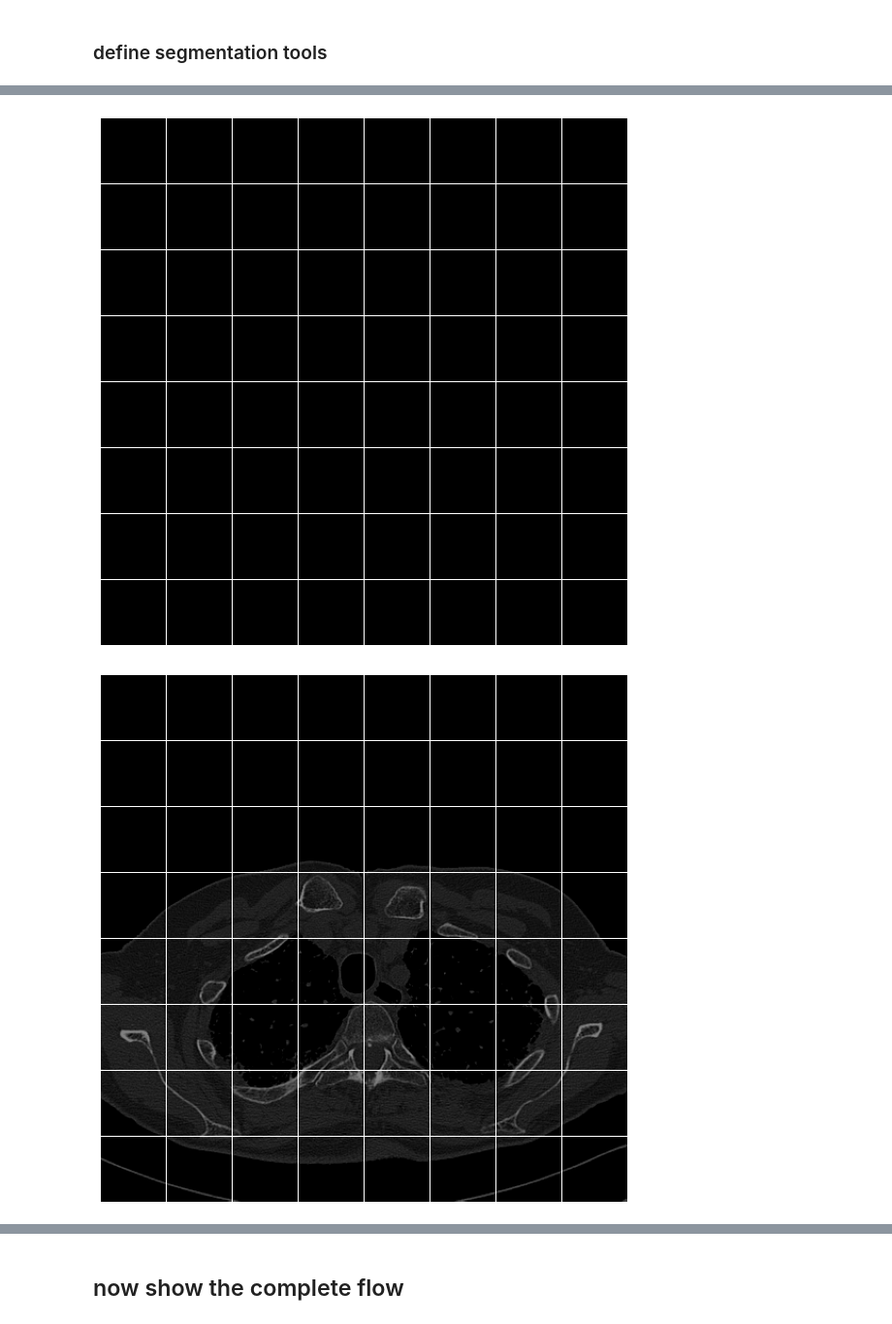
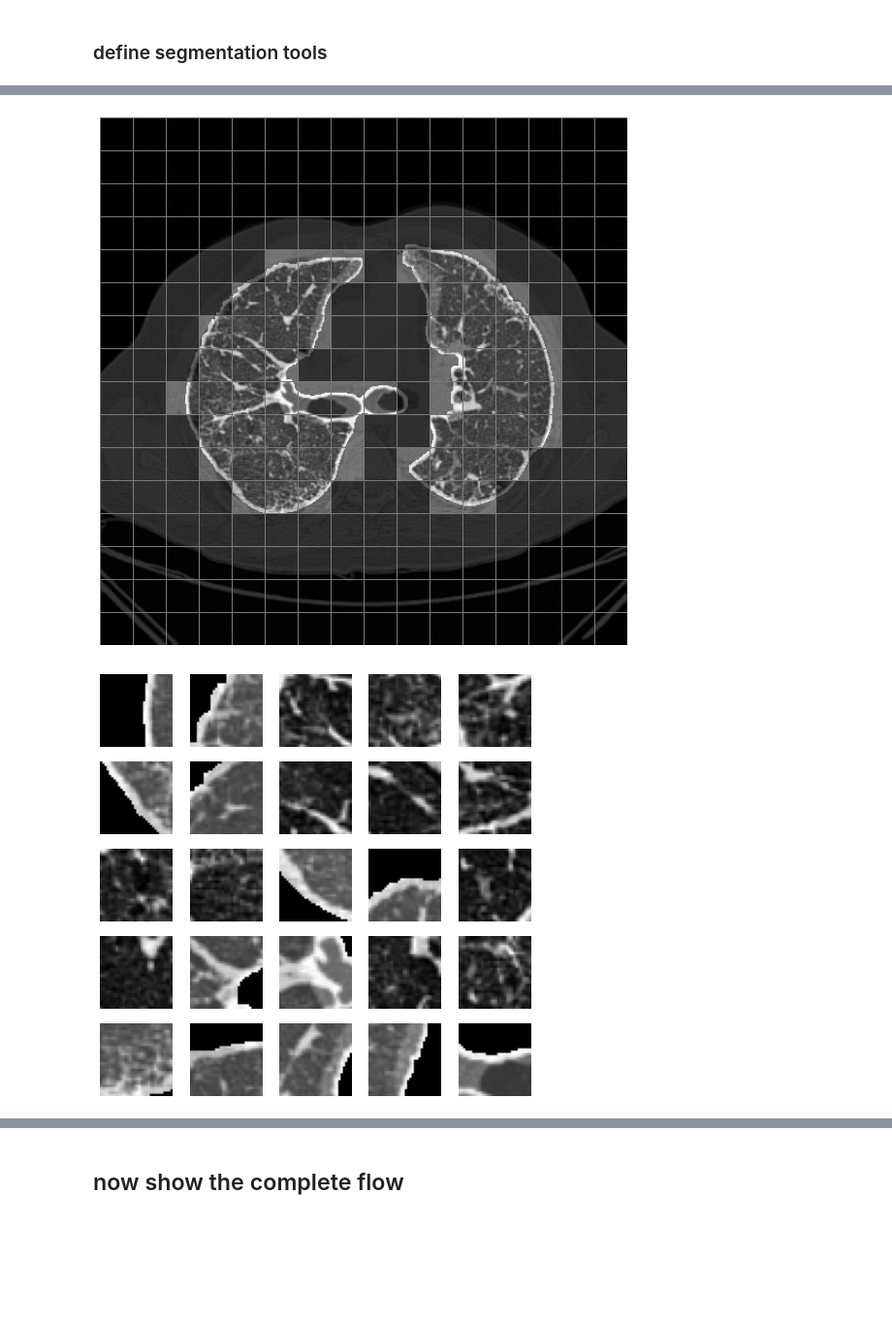
Before and after one commit to CoronaWhy/lunglens, a Jupyter notebook: lib-src/03_segment.ipynb, the cells around one changed output, grey strips where cells are left out. Shown at 97% size. Saved outputs shown, nothing was run; the diff lists cells and outputs as text; code cells hidden in the pictures; blank space fills up the shorter version.

```diff
--- a/lib-src/03_segment.ipynb
+++ b/lib-src/03_segment.ipynb
@@ -242,32 +243,33 @@ good_labels: []
 # %%
 # export
 
-def get_tiles(img, mask, tile_size, show_tiling=False):
+def get_patches(img, mask, patch_size=64, min_occupancy=0.125, show_tiling=False):
 
-    tile_num_pixels = tile_size * tile_size
-    thd_pop = tile_num_pixels * 0.125
+    tile_num_pixels = patch_size * patch_size
+    thd_pop = tile_num_pixels * min_occupancy
 
     # create grid of partialy overlapping tiles
     sets = 1
-    tile_left_coor = np.arange(0, mask.shape[0]-tile_size+1, int(tile_size / sets), dtype=int)
-    tile_upper_coor = np.arange(0, mask.shape[1]-tile_size+1, int(tile_size / sets), dtype=int)
+    tile_left_coor = np.arange(0, mask.shape[0]-patch_size+1, int(patch_size / sets), dtype=int)
+    tile_upper_coor = np.arange(0, mask.shape[1]-patch_size+1, int(patch_size / sets), dtype=int)
     # tile_left_coor = tile_left_coor.reshape([-1, sets]).T
     # tile_upper_coor = tile_upper_coor.reshape([-1, sets]).T
     print(tile_left_coor, '\n', tile_upper_coor, '\n\n TBD VALIDITY CHECK\n\n')
 
     # select sub-grid with best coverage
-    tiles = []
+    patches, positions = [], []
     if show_tiling:
         tile_map = np.zeros(mask.shape)
         tile_img = np.copy(img) * (1 + mask)
     for i_left in tile_left_coor:
         for i_upper in tile_upper_coor:
-            tile_mask = mask[i_upper:i_upper+tile_size, i_left:i_left+tile_size]
+            tile_mask = mask[i_upper:i_upper+patch_size, i_left:i_left+patch_size]
             if tile_mask.sum() > thd_pop:
-                tiles.append(img[i_upper:i_upper+tile_size, i_left:i_left+tile_size] * tile_mask)
+                patches.append(img[i_upper:i_upper+patch_size, i_left:i_left+patch_size] * tile_mask)
+                positions.append([i_upper, i_left])
                 if show_tiling:
-                    tile_map[i_upper:i_upper+tile_size, i_left:i_left+tile_size] = 0.5
-                    tile_img[i_upper:i_upper+tile_size, i_left:i_left+tile_size] *= 2
+                    tile_map[i_upper:i_upper+patch_size, i_left:i_left+patch_size] = 0.5
+                    tile_img[i_upper:i_upper+patch_size, i_left:i_left+patch_size] *= 2
 
     # visualize tiling
     if show_tiling:
@@ -278,20 +280,20 @@ def get_tiles(img, mask, tile_size, show_tiling=False):
             for i_upper in tile_upper_coor:
                 tile_map[i_upper, :] = 2
                 tile_img[i_upper, :] = 2
-        print_slice(tile_map)
+        #print_slice(tile_map)
         print_slice(tile_img)
 
 
     # take the grids that include enough pixels
 
-    return tiles
+    return patches, positions
 # %%
 print(scan[slice_idx].shape)
-tiles = get_tiles(scan[slice_idx], mask, 64, show_tiling=True)
+patches, positions = get_patches(scan[slice_idx], mask, patch_size=32, min_occupancy=0.25, show_tiling=True)
 fig, ax = plt.subplots(5, 5, figsize=[8, 8])
-for i, tile in enumerate(tiles):
+for i, patch in enumerate(patches):
     if i<25:
-        ax[int(i/5), i % 5].imshow(tile, cmap='gray')
+        ax[int(i/5), i % 5].imshow(patch, cmap='gray')
 for i in range(25):
     ax[int(i/5), i % 5].axis('off')
 plt.show()
@@ -302,4 +304,4 @@ plt.show()
 
  TBD VALIDITY CHECK
-[figure, old version]
+[figure, new version]
-[figure, old version]
+[figure, new version]
```
Also changed, not shown: parts of 8 cells of this notebook.
